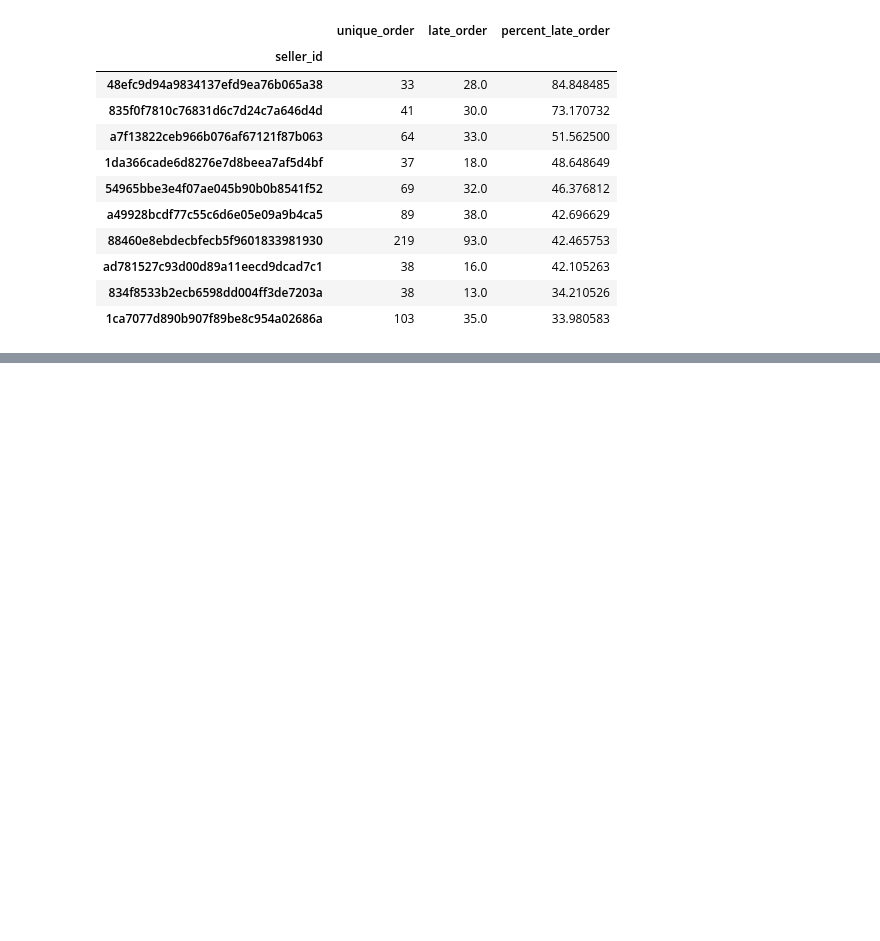
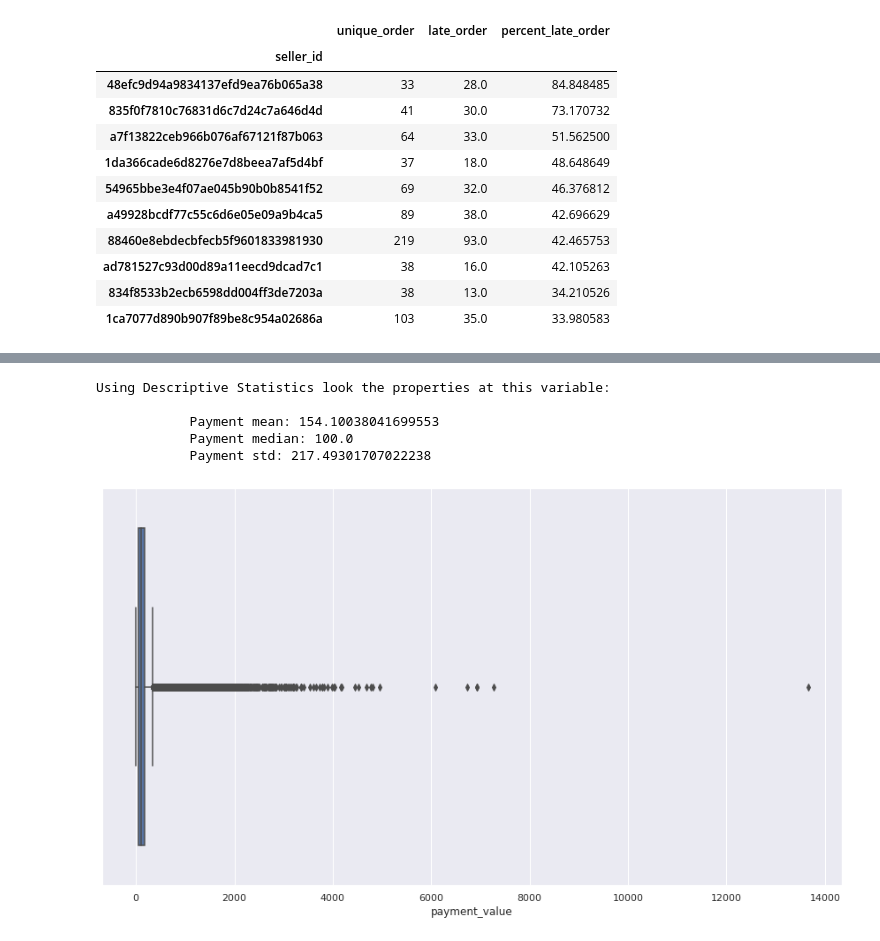
Before and after one commit to danieldhats7/brazilian-e-commerce, a Jupyter notebook: EDA.ipynb, the cells around one changed output, grey strips where cells are left out. Saved outputs shown, nothing was run; the diff lists cells and outputs as text; code cells hidden in the pictures; blank space fills up the shorter version.

Commit message:
add some analysis with payments

```diff
--- a/EDA.ipynb
+++ b/EDA.ipynb
@@ -708,0 +711,3 @@ seller_top_10
+# %%
+payments = pd.read_csv('datasets/payments.csv')
+payments.head()
@@ -708,0 +726,19 @@ seller_top_10
+# %%
+# First look at distribution of payments
+
+sns.set(rc={'figure.figsize':(15,8.27)})
+sns.boxplot(payments['payment_value'])
+
+print(f'''Using Descriptive Statistics look the properties at this variable:
+
+            Payment mean: {np.mean(payments['payment_value'])}
+            Payment median: {np.median(payments['payment_value'])}
+            Payment std: {np.std(payments['payment_value'])}
+ ''')
+# %% [output]
+Using Descriptive Statistics look the properties at this variable:
+
+            Payment mean: 154.10038041699553
+            Payment median: 100.0
+            Payment std: 217.49301707022238
+[figure, added]
```
Also changed, not shown: parts of 6 cells of this notebook.
